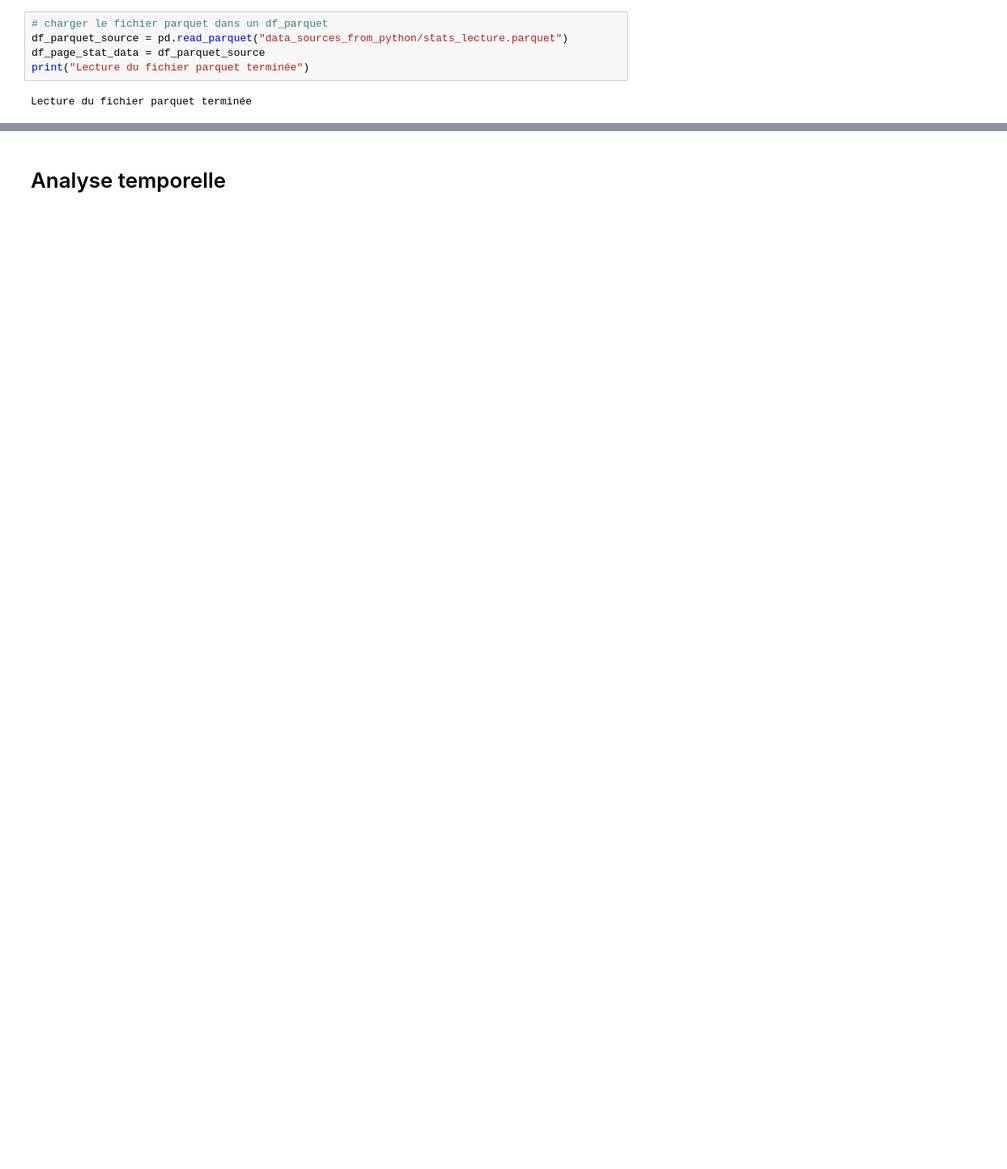
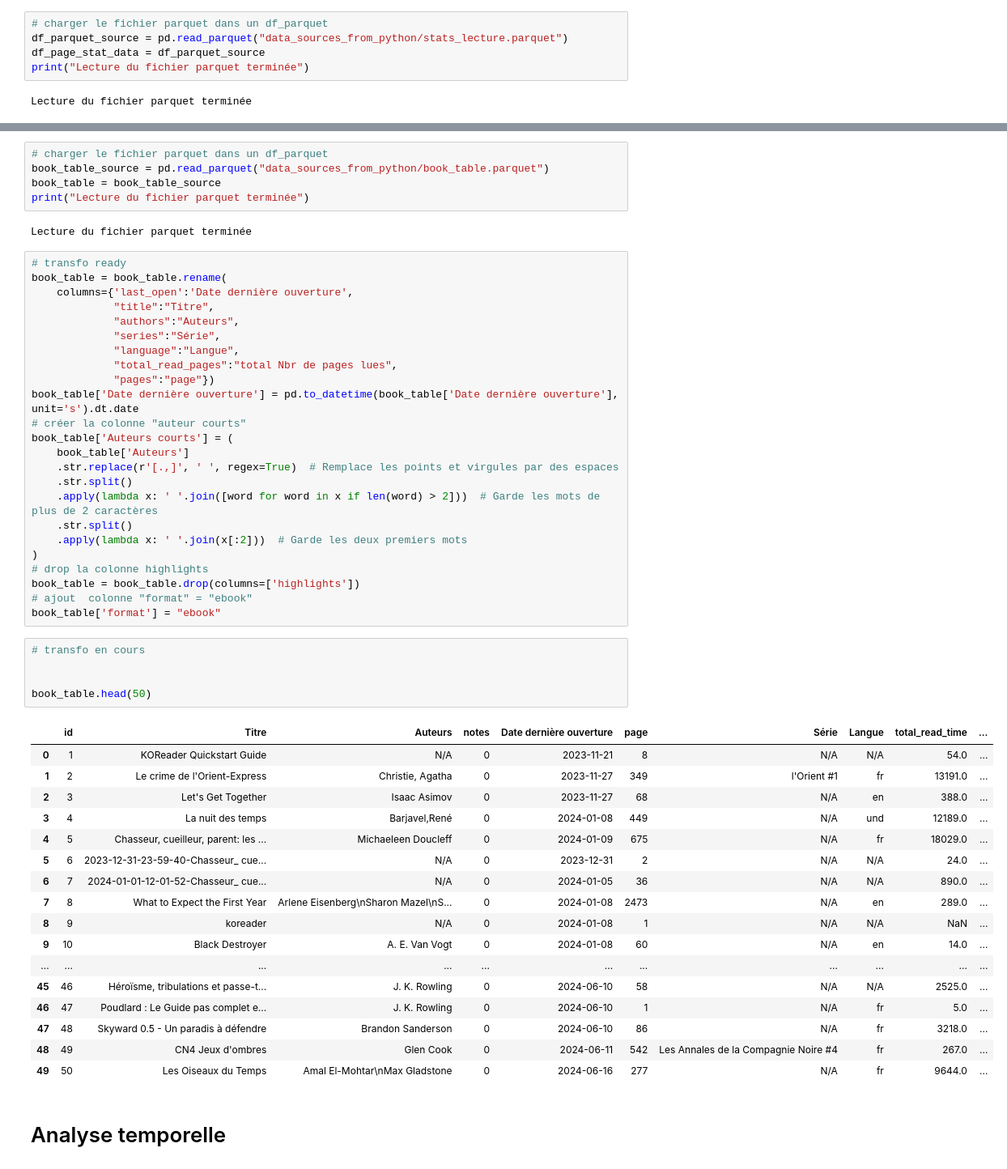
Before and after one commit to ChrisOlv/book_data_analysis, a Jupyter notebook: analyse_temporelle.ipynb, the cells around one changed output, grey strips where cells are left out. Shown at 81% size. Saved outputs shown, nothing was run; the diff lists cells and outputs as text; blank space fills up the shorter version.

```diff
--- a/analyse_temporelle.ipynb
+++ b/analyse_temporelle.ipynb
@@ -94,3 +99,57 @@ df_page_stat_data.sort_values(by='start_time',ascending=False).head(50)
+# %%
+# charger le fichier parquet dans un df_parquet
+book_table_source = pd.read_parquet("data_sources_from_python/book_table.parquet")
+book_table = book_table_source
+print("Lecture du fichier parquet terminée")
+# %% [output]
+Lecture du fichier parquet terminée
+# %%
+# transfo ready
+book_table = book_table.rename(
+    columns={'last_open':'Date dernière ouverture',
+             "title":"Titre",
+             "authors":"Auteurs",
+             "series":"Série",
+             "language":"Langue",
+             "total_read_pages":"total Nbr de pages lues",
+             "pages":"page"})
+book_table['Date dernière ouverture'] = pd.to_datetime(book_table['Date dernière ouverture'], unit='s').dt.date
+# créer la colonne "auteur courts"
+book_table['Auteurs courts'] = (
+    book_table['Auteurs']
+    .str.replace(r'[.,]', ' ', regex=True)  # Remplace les points et virgules par des espaces
+    .str.split()
+    .apply(lambda x: ' '.join([word for word in x if len(word) > 2]))  # Garde les mots de plus de 2 caractères
+    .str.split()
+    .apply(lambda x: ' '.join(x[:2]))  # Garde les deux premiers mots
+)
+# drop la colonne highlights
+book_table = book_table.drop(columns=['highlights'])
+# ajout  colonne "format" = "ebook"
+book_table['format'] = "ebook"
+# %%
+# transfo en cours
+
+
+book_table.head(50)
+# %% [output]
+|  | id | Titre | Auteurs | notes | Date dernière ouverture | page | Série | Langue | total_read_time | ... |
+| 0 | 1 | KOReader Quickstart Guide | N/A | 0 | 2023-11-21 | 8 | N/A | N/A | 54.0 | ... |
+| 1 | 2 | Le crime de l'Orient-Express | Christie, Agatha | 0 | 2023-11-27 | 349 | l'Orient #1 | fr | 13191.0 | ... |
+| 2 | 3 | Let's Get Together | Isaac Asimov | 0 | 2023-11-27 | 68 | N/A | en | 388.0 | ... |
+| 3 | 4 | La nuit des temps | Barjavel,René | 0 | 2024-01-08 | 449 | N/A | und | 12189.0 | ... |
+| 4 | 5 | Chasseur, cueilleur, parent: les ... | Michaeleen Doucleff | 0 | 2024-01-09 | 675 | N/A | fr | 18029.0 | ... |
+| 5 | 6 | 2023-12-31-23-59-40-Chasseur_ cue... | N/A | 0 | 2023-12-31 | 2 | N/A | N/A | 24.0 | ... |
+| 6 | 7 | 2024-01-01-12-01-52-Chasseur_ cue... | N/A | 0 | 2024-01-05 | 36 | N/A | N/A | 890.0 | ... |
+| 7 | 8 | What to Expect the First Year | Arlene Eisenberg\nSharon Mazel\nS... | 0 | 2024-01-08 | 2473 | N/A | en | 289.0 | ... |
+| 8 | 9 | koreader | N/A | 0 | 2024-01-08 | 1 | N/A | N/A | NaN | ... |
+| 9 | 10 | Black Destroyer | A. E. Van Vogt | 0 | 2024-01-08 | 60 | N/A | en | 14.0 | ... |
+| ... | ... | ... | ... | ... | ... | ... | ... | ... | ... | ... |
+| 45 | 46 | Héroïsme, tribulations et passe-t... | J. K. Rowling | 0 | 2024-06-10 | 58 | N/A | N/A | 2525.0 | ... |
+| 46 | 47 | Poudlard : Le Guide pas complet e... | J. K. Rowling | 0 | 2024-06-10 | 1 | N/A | fr | 5.0 | ... |
+| 47 | 48 | Skyward 0.5 - Un paradis à défendre | Brandon Sanderson | 0 | 2024-06-10 | 86 | N/A | fr | 3218.0 | ... |
+| 48 | 49 | CN4 Jeux d'ombres | Glen Cook | 0 | 2024-06-11 | 542 | Les Annales de la Compagnie Noire #4 | fr | 267.0 | ... |
+| 49 | 50 | Les Oiseaux du Temps | Amal El-Mohtar\nMax Gladstone | 0 | 2024-06-16 | 277 | N/A | fr | 9644.0 | ... |
 # %% [markdown]
 # Analyse temporelle
 # %% [markdown]
```
Also changed, not shown: parts of 5 cells of this notebook, 6 other files.
